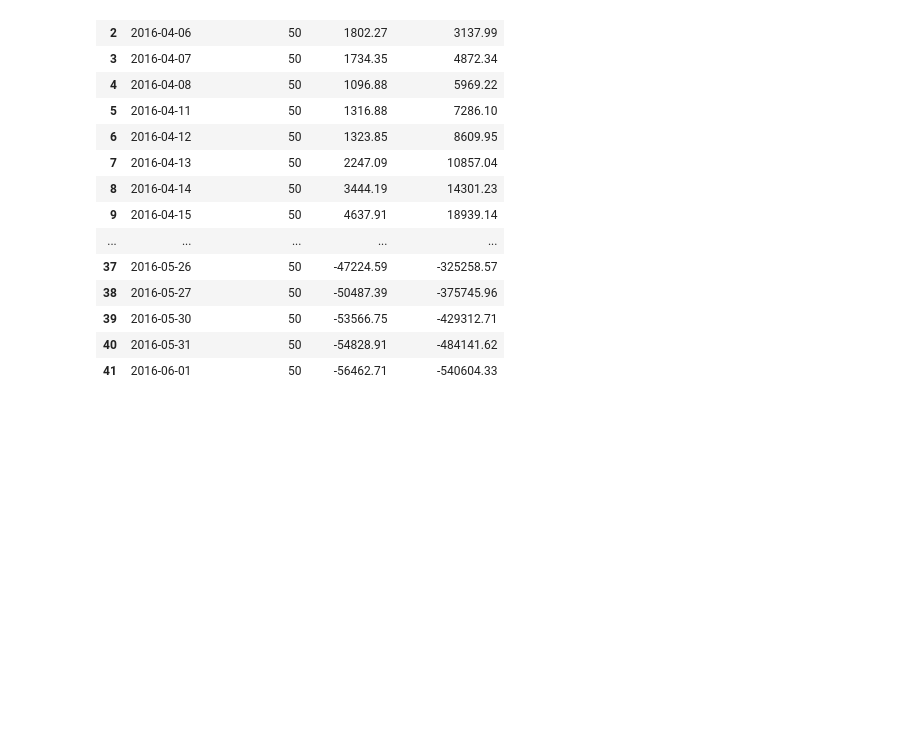
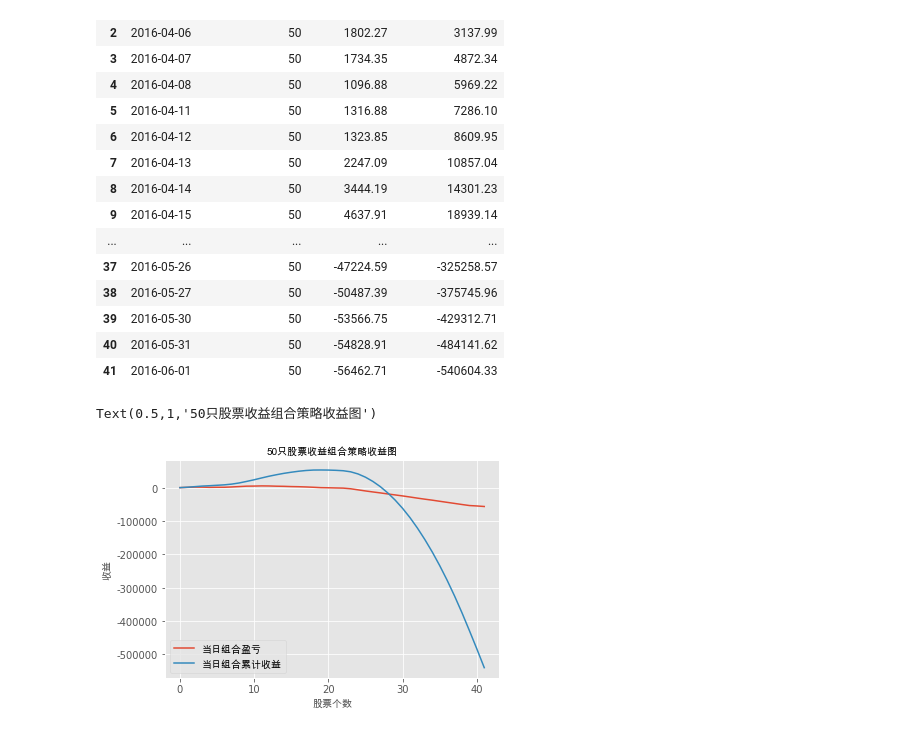
Before and after one commit to lxj0276/huanshuo, a Jupyter notebook: 量化投资/codes.ipynb, the cells around one changed output. Drawn from its saved outputs; the diff is of its cells as text; code cells hidden in the pictures; blank space fills up the shorter version.

```diff
--- a/量化投资/codes.ipynb
+++ b/量化投资/codes.ipynb
@@ -172,3 +174,20 @@ df_last
 | 39 | 2016-05-30 | 50 | -53566.75 | -429312.71 |
 | 40 | 2016-05-31 | 50 | -54828.91 | -484141.62 |
 | 41 | 2016-06-01 | 50 | -56462.71 | -540604.33 |
+# %%
+import matplotlib.pyplot as plt
+import matplotlib.font_manager as fm
+myfont = fm.FontProperties(fname = '/Library/Fonts/Arial Unicode.ttf')
+%matplotlib inline
+x = df_last.loc[:,['当日组合盈亏']]
+y = df_last.loc[:,['当日组合累计收益']]
+plt.style.use('ggplot')
+line_up, = plt.plot(x, label=u'当日组合盈亏')
+line_down, = plt.plot(y, label=u'当日组合累计收益')
+plt.legend(handles=[line_up, line_down],prop = myfont)
+plt.xlabel('股票个数',fontproperties = myfont)
+plt.ylabel('收益',fontproperties = myfont)
+plt.title('50只股票收益组合策略收益图',fontproperties = myfont)
+# %% [output]
+Text(0.5,1,'50只股票收益组合策略收益图')
+[figure, added]
```
Also changed, not shown: parts of 3 cells of this notebook.
